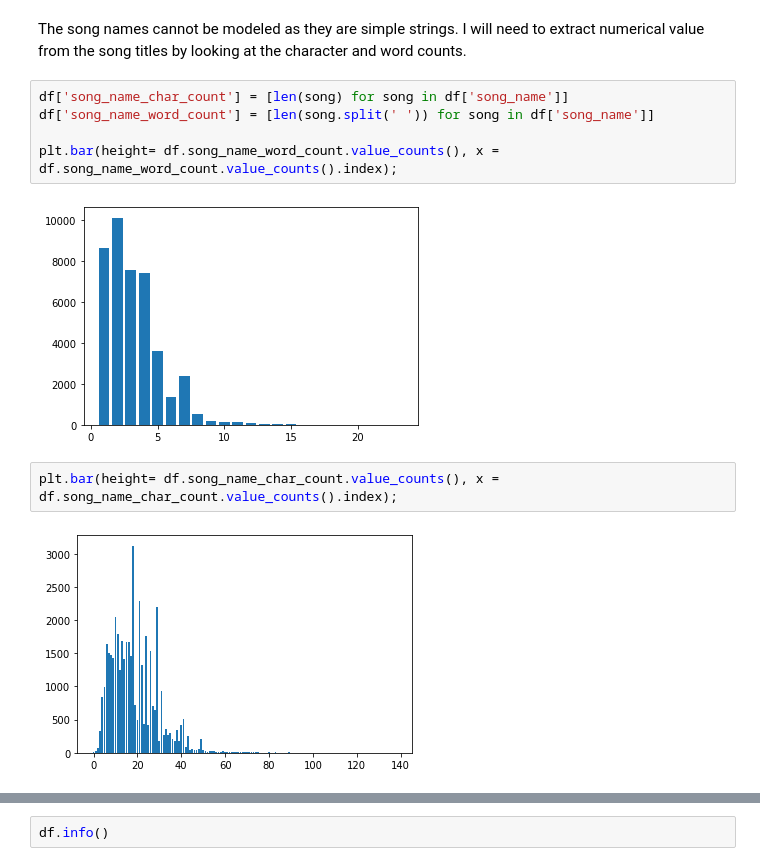
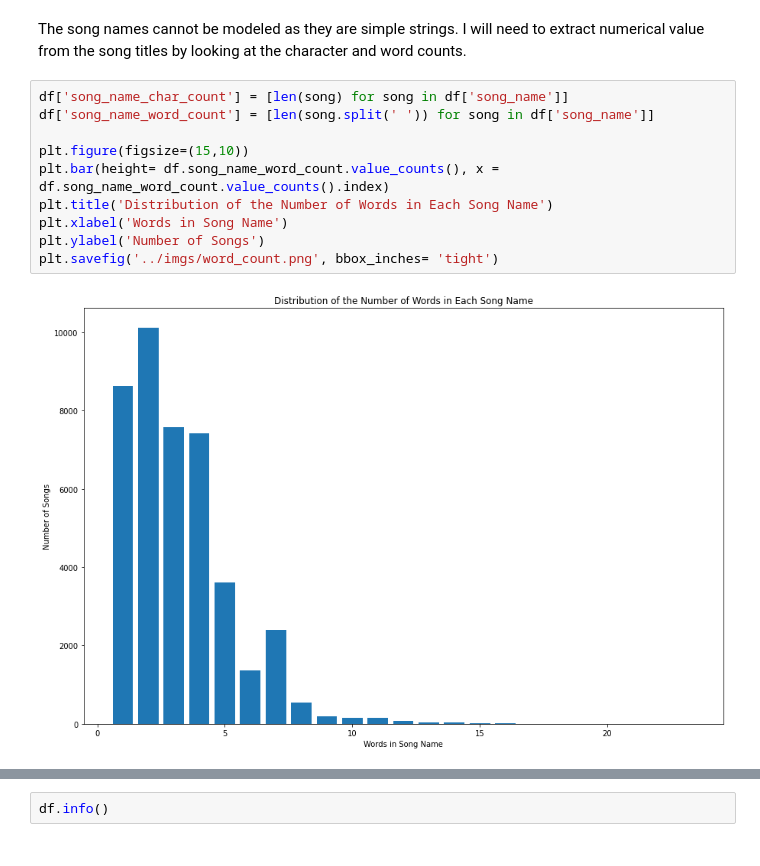
Before and after one commit to mbermont/Spotify_Project, a Jupyter notebook: code/Data_EDA.ipynb, the cells around one changed output, grey strips where cells are left out. Drawn from its saved outputs; the diff is of its cells as text.

Commit message:
Presentation tweeks and added graphs

```diff
--- a/code/Data_EDA.ipynb
+++ b/code/Data_EDA.ipynb
@@ -100,11 +103,12 @@ titles by looking at the character and word counts.
 # %%
 df['song_name_char_count'] = [len(song) for song in df['song_name']]
 df['song_name_word_count'] = [len(song.split(' ')) for song in df['song_name']]
 
-plt.bar(height= df.song_name_word_count.value_counts(), x = df.song_name_word_count.value_counts().index);
+plt.figure(figsize=(15,10))
+plt.bar(height= df.song_name_word_count.value_counts(), x = df.song_name_word_count.value_counts().index)
+plt.title('Distribution of the Number of Words in Each Song Name')
+plt.xlabel('Words in Song Name')
+plt.ylabel('Number of Songs')
+plt.savefig('../imgs/word_count.png', bbox_inches= 'tight')
 # %% [output]
-[figure, old version]
+[figure, new version]
-# %%
-plt.bar(height= df.song_name_char_count.value_counts(), x = df.song_name_char_count.value_counts().index);
-# %% [output]
-[figure, removed]
```
Also changed, not shown: parts of 90 cells of this notebook, 7 other files.
